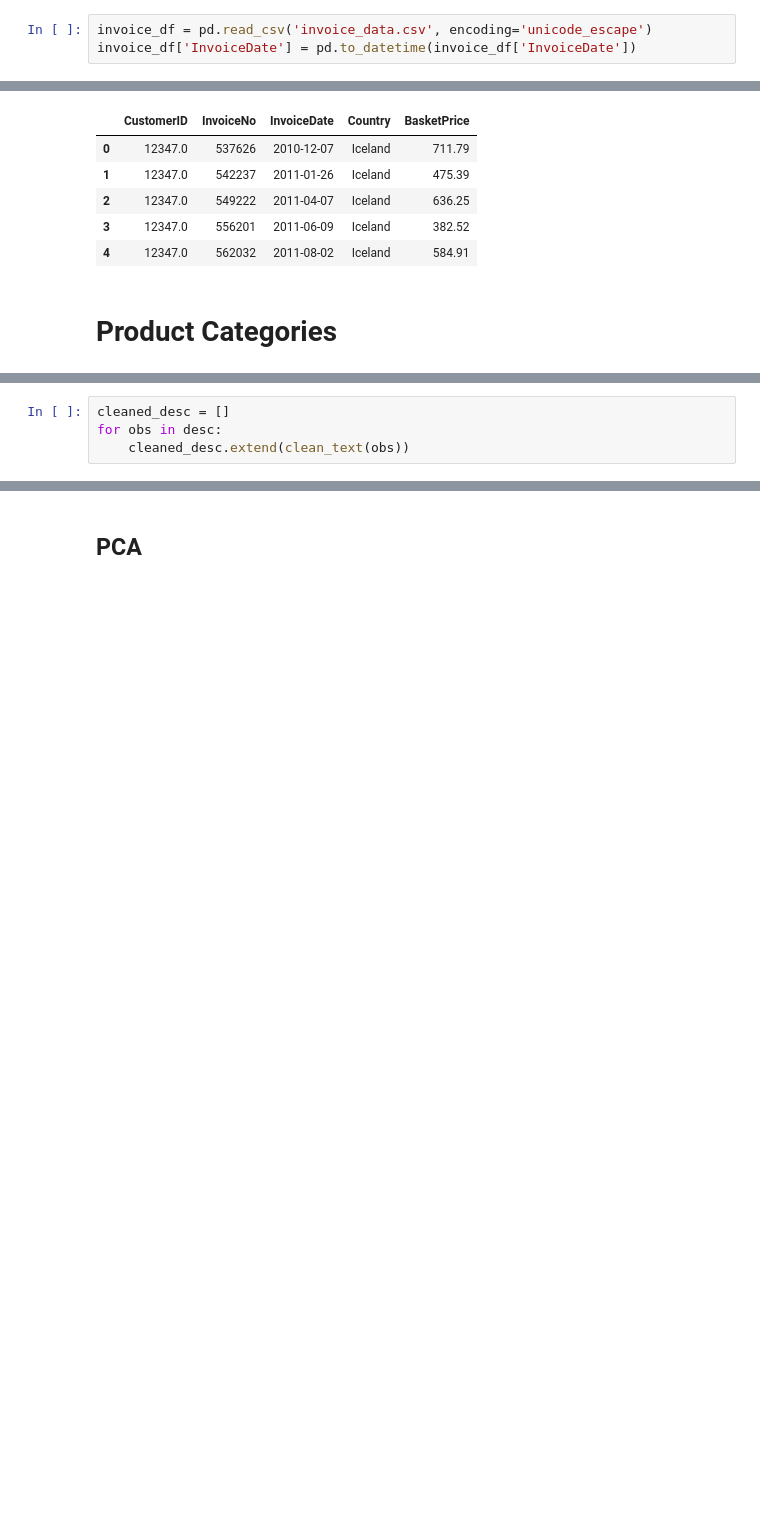
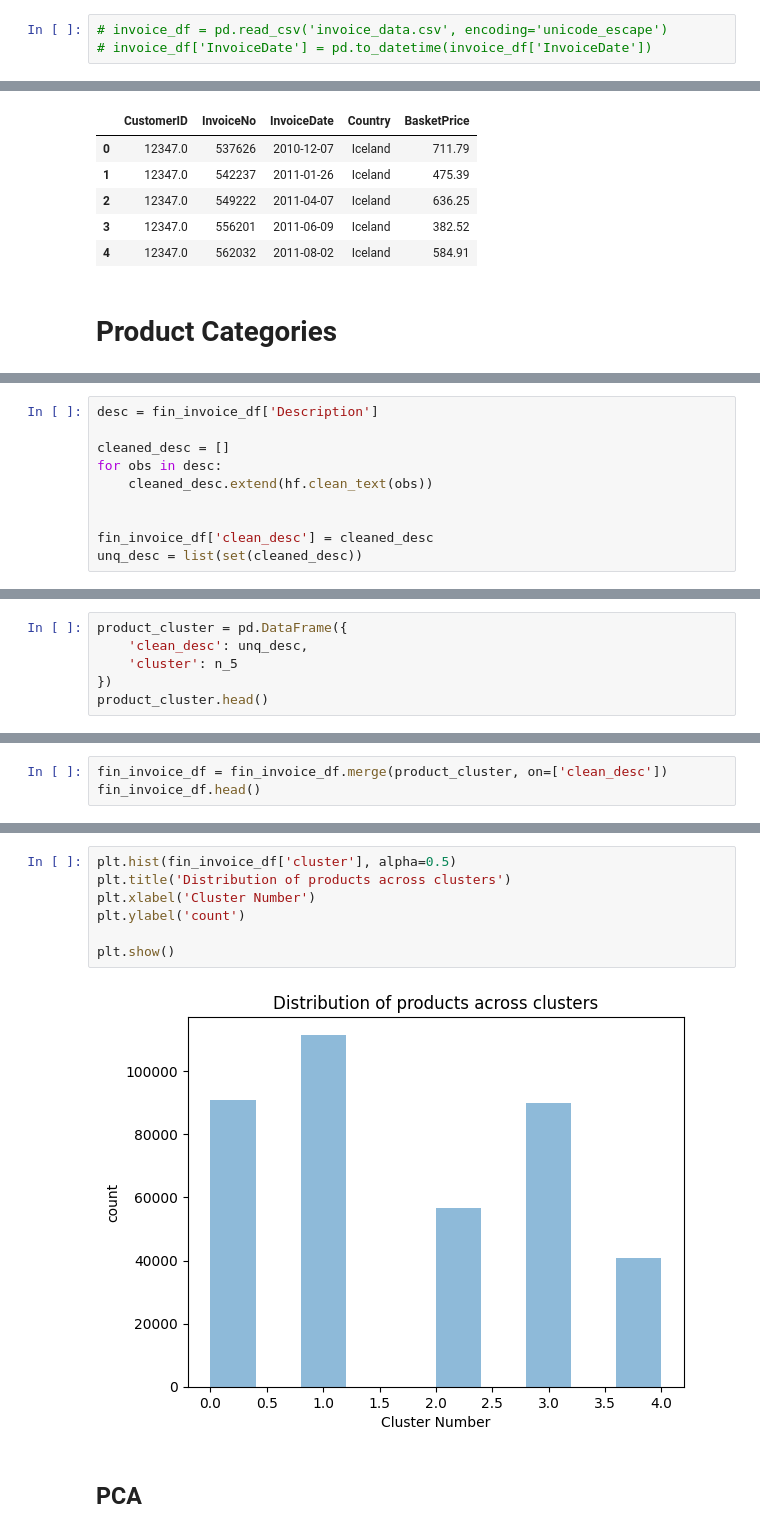
Before and after one commit to shubhjadhav/Customer-Segmentation, a Jupyter notebook: Code/customer-segmentation.ipynb, the cells around one changed output, grey strips where cells are left out. Cells and saved outputs as stored; diff of their text form; blank space fills up the shorter version.

```diff
--- a/Code/customer-segmentation.ipynb
+++ b/Code/customer-segmentation.ipynb
@@ -19,6 +30,6 @@ from sklearn.feature_extraction.text import TfidfVectorizer
 # %%
-invoice_df = pd.read_csv('invoice_data.csv', encoding='unicode_escape')
-invoice_df['InvoiceDate'] = pd.to_datetime(invoice_df['InvoiceDate'])
+# invoice_df = pd.read_csv('invoice_data.csv', encoding='unicode_escape')
+# invoice_df['InvoiceDate'] = pd.to_datetime(invoice_df['InvoiceDate'])
 # %%
 print(f"Total observations (records): {invoice_df.shape[0]}")
 print(f"\nTotal features: {invoice_df.shape[1]}")
@@ -501,5 +437,11 @@ desc = fin_invoice_df['Description']
 # %%
+desc = fin_invoice_df['Description']
+
 cleaned_desc = []
 for obs in desc:
-    cleaned_desc.extend(clean_text(obs))
+    cleaned_desc.extend(hf.clean_text(obs))
+
+
+fin_invoice_df['clean_desc'] = cleaned_desc
+unq_desc = list(set(cleaned_desc))
 # %%
@@ -619,0 +499,6 @@ for n_clusters in range(3,11):
+# %%
+product_cluster = pd.DataFrame({
+    'clean_desc': unq_desc,
+    'cluster': n_5
+})
+product_cluster.head()
@@ -619,0 +521,3 @@ for n_clusters in range(3,11):
+# %%
+fin_invoice_df = fin_invoice_df.merge(product_cluster, on=['clean_desc'])
+fin_invoice_df.head()
@@ -620,3 +540,12 @@ for n_clusters in range(3,11):
+# %%
+plt.hist(fin_invoice_df['cluster'], alpha=0.5)
+plt.title('Distribution of products across clusters')
+plt.xlabel('Cluster Number')
+plt.ylabel('count')
+
+plt.show()
+# %% [output]
+[figure, added]
 # %% [markdown]
 ## PCA
 # %% [markdown]
```
Also changed, not shown: parts of 25 cells of this notebook, 1 other file.
